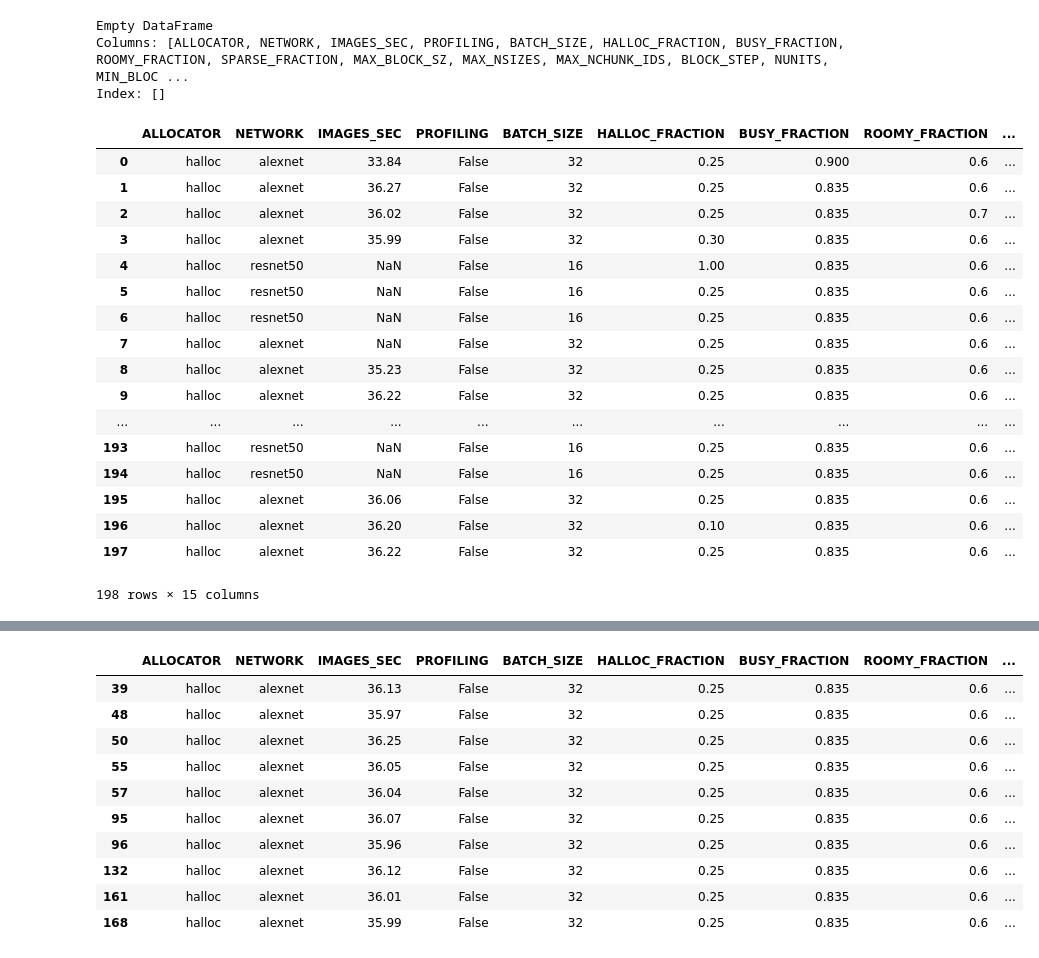
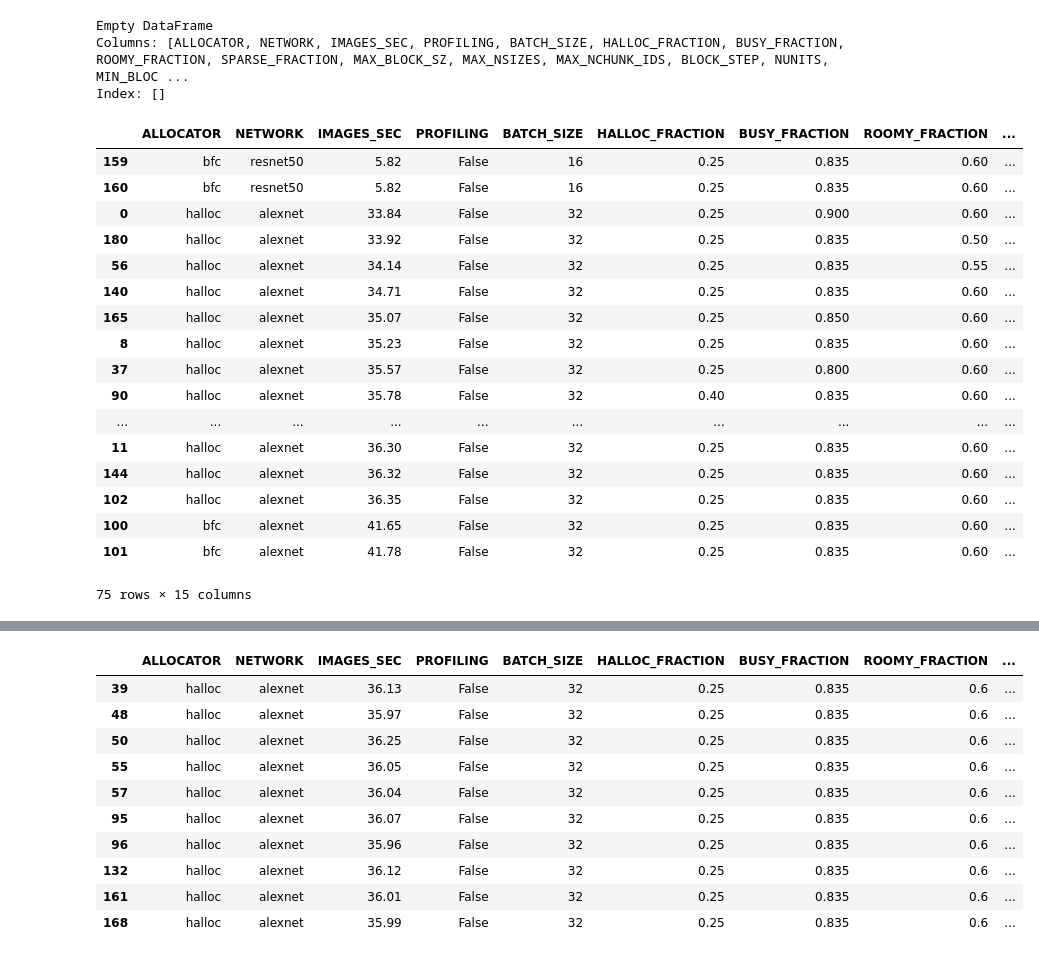
Before and after one commit to EWouters/II2202-Research-Methodology-and-Scientific-Writing---Report, a Jupyter notebook: Quantitative_Python/Parse2csv.ipynb, the cells around one changed output, grey strips where cells are left out. Drawn from its saved outputs; the diff is of its cells as text; code cells hidden in the pictures.

```diff
--- a/Quantitative_Python/Parse2csv.ipynb
+++ b/Quantitative_Python/Parse2csv.ipynb
@@ -103,27 +103,27 @@ for file in os.listdir(os.path.join(*results_folder)):
             df = df.append(params, ignore_index=True)
 # %%
 df = df.astype(df_types)
-# %%
-df
-# %% [output]
-|  | ALLOCATOR | NETWORK | IMAGES_SEC | PROFILING | BATCH_SIZE | HALLOC_FRACTION | BUSY_FRACTION | ROOMY_FRACTION | ... |
-| 0 | halloc | alexnet | 33.84 | False | 32 | 0.25 | 0.900 | 0.6 | ... |
-| 1 | halloc | alexnet | 36.27 | False | 32 | 0.25 | 0.835 | 0.6 | ... |
-| 2 | halloc | alexnet | 36.02 | False | 32 | 0.25 | 0.835 | 0.7 | ... |
-| 3 | halloc | alexnet | 35.99 | False | 32 | 0.30 | 0.835 | 0.6 | ... |
-| 4 | halloc | resnet50 | NaN | False | 16 | 1.00 | 0.835 | 0.6 | ... |
-| 5 | halloc | resnet50 | NaN | False | 16 | 0.25 | 0.835 | 0.6 | ... |
-| 6 | halloc | resnet50 | NaN | False | 16 | 0.25 | 0.835 | 0.6 | ... |
-| 7 | halloc | alexnet | NaN | False | 32 | 0.25 | 0.835 | 0.6 | ... |
-| 8 | halloc | alexnet | 35.23 | False | 32 | 0.25 | 0.835 | 0.6 | ... |
-| 9 | halloc | alexnet | 36.22 | False | 32 | 0.25 | 0.835 | 0.6 | ... |
-| ... | ... | ... | ... | ... | ... | ... | ... | ... | ... |
-| 193 | halloc | resnet50 | NaN | False | 16 | 0.25 | 0.835 | 0.6 | ... |
-| 194 | halloc | resnet50 | NaN | False | 16 | 0.25 | 0.835 | 0.6 | ... |
-| 195 | halloc | alexnet | 36.06 | False | 32 | 0.25 | 0.835 | 0.6 | ... |
-| 196 | halloc | alexnet | 36.20 | False | 32 | 0.10 | 0.835 | 0.6 | ... |
-| 197 | halloc | alexnet | 36.22 | False | 32 | 0.25 | 0.835 | 0.6 | ... |
-198 rows × 15 columns
+# %%
+df.dropna().sort_values(by=['IMAGES_SEC'])
+# %% [output]
+|  | ALLOCATOR | NETWORK | IMAGES_SEC | PROFILING | BATCH_SIZE | HALLOC_FRACTION | BUSY_FRACTION | ROOMY_FRACTION | ... |
+| 159 | bfc | resnet50 | 5.82 | False | 16 | 0.25 | 0.835 | 0.60 | ... |
+| 160 | bfc | resnet50 | 5.82 | False | 16 | 0.25 | 0.835 | 0.60 | ... |
+| 0 | halloc | alexnet | 33.84 | False | 32 | 0.25 | 0.900 | 0.60 | ... |
+| 180 | halloc | alexnet | 33.92 | False | 32 | 0.25 | 0.835 | 0.50 | ... |
+| 56 | halloc | alexnet | 34.14 | False | 32 | 0.25 | 0.835 | 0.55 | ... |
+| 140 | halloc | alexnet | 34.71 | False | 32 | 0.25 | 0.835 | 0.60 | ... |
+| 165 | halloc | alexnet | 35.07 | False | 32 | 0.25 | 0.850 | 0.60 | ... |
+| 8 | halloc | alexnet | 35.23 | False | 32 | 0.25 | 0.835 | 0.60 | ... |
+| 37 | halloc | alexnet | 35.57 | False | 32 | 0.25 | 0.800 | 0.60 | ... |
+| 90 | halloc | alexnet | 35.78 | False | 32 | 0.40 | 0.835 | 0.60 | ... |
+| ... | ... | ... | ... | ... | ... | ... | ... | ... | ... |
+| 11 | halloc | alexnet | 36.30 | False | 32 | 0.25 | 0.835 | 0.60 | ... |
+| 144 | halloc | alexnet | 36.32 | False | 32 | 0.25 | 0.835 | 0.60 | ... |
+| 102 | halloc | alexnet | 36.35 | False | 32 | 0.25 | 0.835 | 0.60 | ... |
+| 100 | bfc | alexnet | 41.65 | False | 32 | 0.25 | 0.835 | 0.60 | ... |
+| 101 | bfc | alexnet | 41.78 | False | 32 | 0.25 | 0.835 | 0.60 | ... |
+75 rows × 15 columns
 # %%
 df.to_csv(os.path.join(*results_folder, "results.csv"))
 # %%
```
Also changed, not shown: parts of 2 cells of this notebook, 15 other files.
